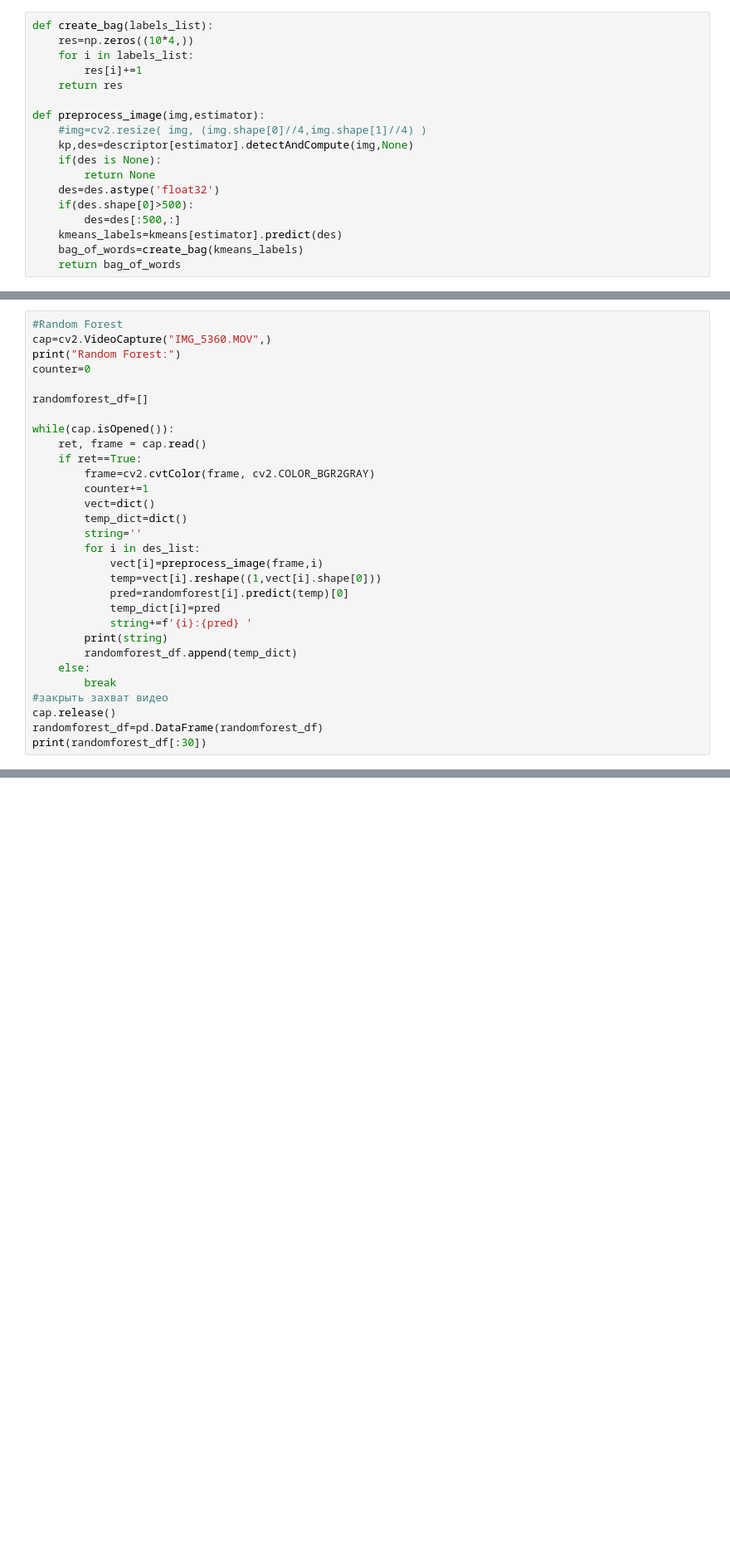
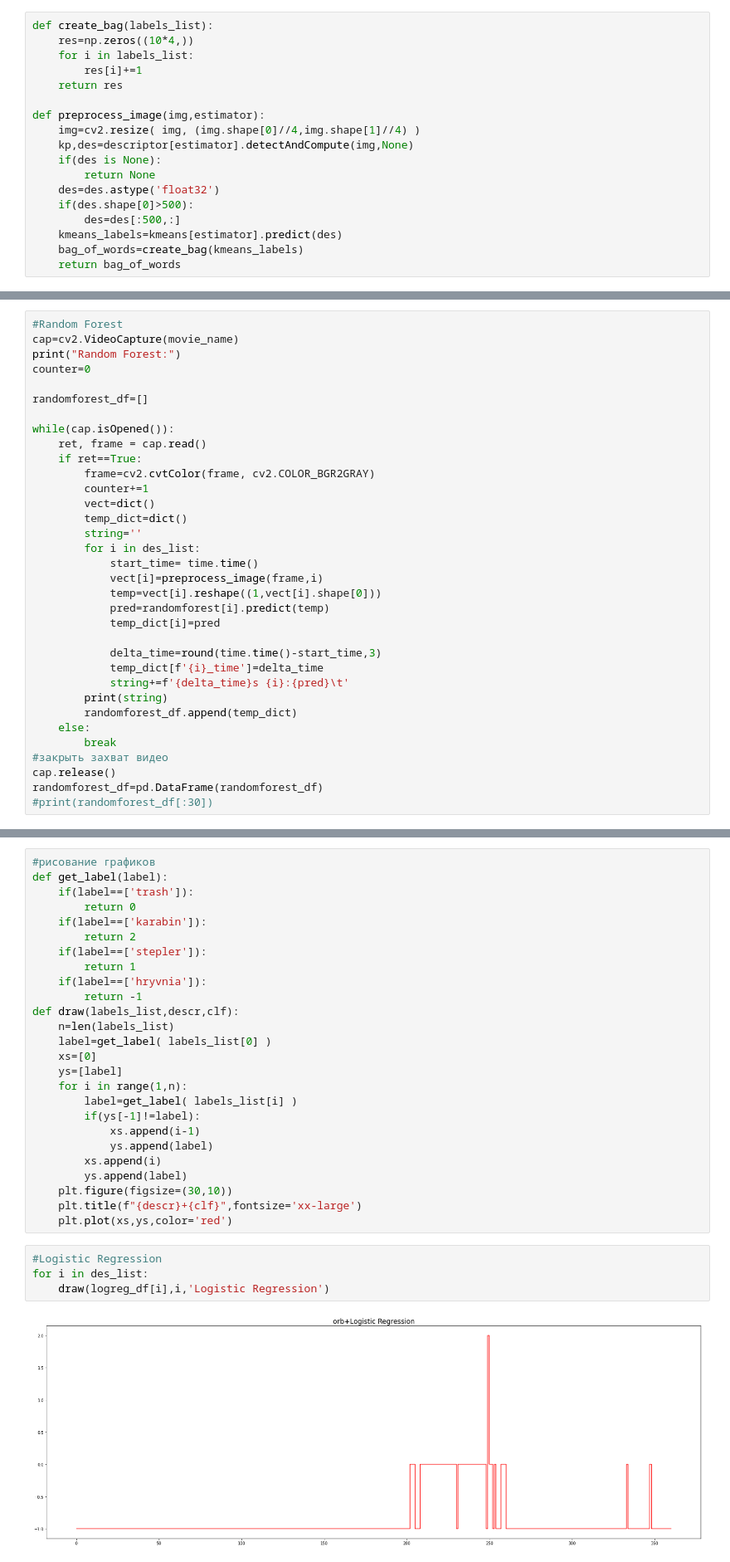
Before and after one commit to StMichael99/Vision, a Jupyter notebook: pattern_recognition/lab3/video classifying.ipynb, the cells around one changed output, grey strips where cells are left out. Shown: that part at 83% size. Saved outputs shown, nothing was run; the diff lists cells and outputs as text; blank space fills up the shorter version.

```diff
--- a/pattern_recognition/lab3/video classifying.ipynb
+++ b/pattern_recognition/lab3/video classifying.ipynb
@@ -42,7 +48,7 @@ def create_bag(labels_list):
     return res
 
 def preprocess_image(img,estimator):
-    #img=cv2.resize( img, (img.shape[0]//4,img.shape[1]//4) )
+    img=cv2.resize( img, (img.shape[0]//4,img.shape[1]//4) )
     kp,des=descriptor[estimator].detectAndCompute(img,None)
     if(des is None):
         return None
@@ -158,6 +176,6 @@ orb:stepler sift:hryvnia brisk:hryvnia
 # %%
 #Random Forest
-cap=cv2.VideoCapture("IMG_5360.MOV",)
+cap=cv2.VideoCapture(movie_name)
 print("Random Forest:")
 counter=0
 
@@ -172,11 +190,15 @@ while(cap.isOpened()):
         temp_dict=dict()
         string=''
         for i in des_list:
+            start_time= time.time()
             vect[i]=preprocess_image(frame,i)
             temp=vect[i].reshape((1,vect[i].shape[0]))
-            pred=randomforest[i].predict(temp)[0]
+            pred=randomforest[i].predict(temp)
             temp_dict[i]=pred
-            string+=f'{i}:{pred} '
+
+            delta_time=round(time.time()-start_time,3)
+            temp_dict[f'{i}_time']=delta_time
+            string+=f'{delta_time}s {i}:{pred}\t'
         print(string)
         randomforest_df.append(temp_dict)
     else:
@@ -184,6 +206,6 @@ while(cap.isOpened()):
 #закрыть захват видео
 cap.release()
 randomforest_df=pd.DataFrame(randomforest_df)
-print(randomforest_df[:30])
+#print(randomforest_df[:30])
 # %% [output]
 Random Forest:
@@ -208,0 +248,32 @@ svm_df[-60:-30]
+# %%
+#рисование графиков
+def get_label(label):
+    if(label==['trash']):
+        return 0
+    if(label==['karabin']):
+        return 2
+    if(label==['stepler']):
+        return 1
+    if(label==['hryvnia']):
+        return -1
+def draw(labels_list,descr,clf):
+    n=len(labels_list)
+    label=get_label( labels_list[0] )
+    xs=[0]
+    ys=[label]
+    for i in range(1,n):
+        label=get_label( labels_list[i] )
+        if(ys[-1]!=label):
+            xs.append(i-1)
+            ys.append(label)
+        xs.append(i)
+        ys.append(label)
+    plt.figure(figsize=(30,10))
+    plt.title(f"{descr}+{clf}",fontsize='xx-large')
+    plt.plot(xs,ys,color='red')
+# %%
+#Logistic Regression
+for i in des_list:
+    draw(logreg_df[i],i,'Logistic Regression')
+# %% [output]
+[figure, added]
```
Also changed, not shown: parts of 11 cells of this notebook, 48 other files.
